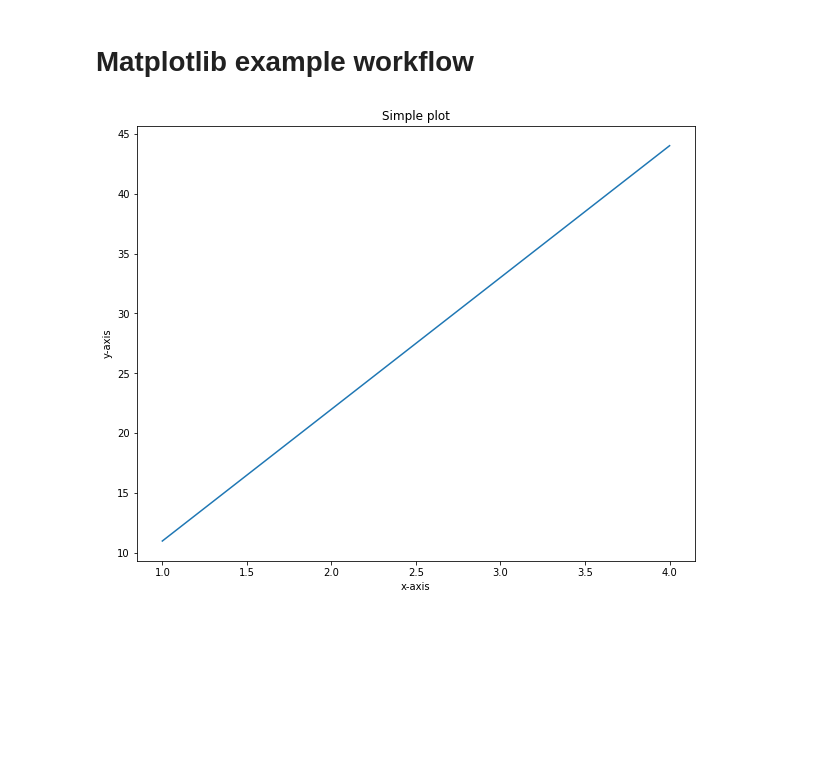
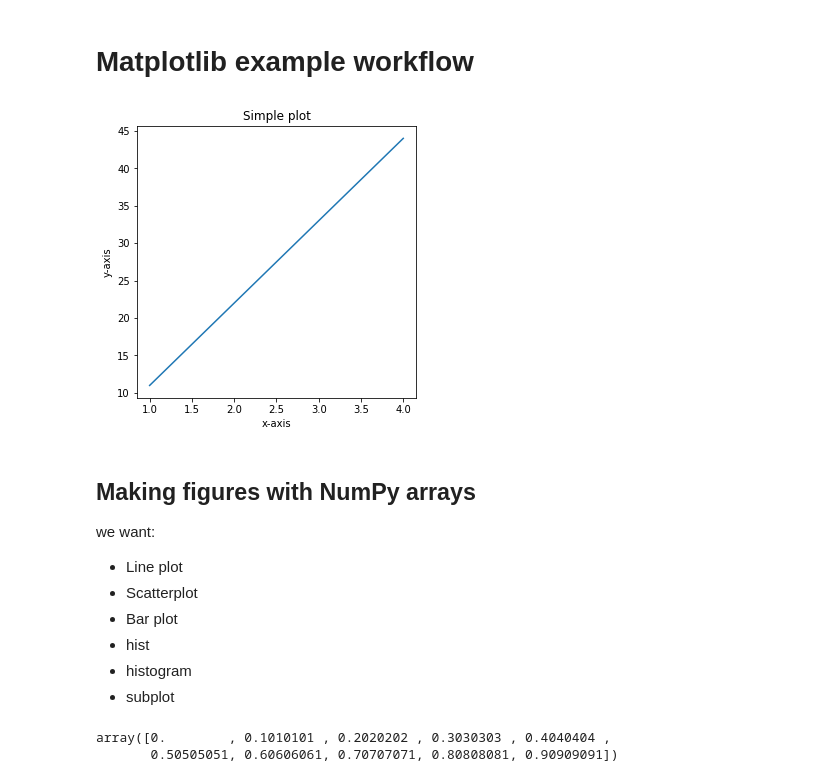
Before and after one commit to UlisesJuarez/Machine-learning-Introduction, a Jupyter notebook: matplotlib plotting and data visualization/Introduction to matplotlib.ipynb, the cells around one changed output. Saved outputs shown, nothing was run; the diff lists cells and outputs as text; code cells hidden in the pictures; blank space fills up the shorter version.

```diff
--- a/matplotlib plotting and data visualization/Introduction to matplotlib.ipynb
+++ b/matplotlib plotting and data visualization/Introduction to matplotlib.ipynb
@@ -57,24 +57,33 @@ type(fig),type(ax)
 # %%
 # 0. import matplotlib and get it ready for plotting in Jupyter
 %matplotlib inline
 import matplotlib.pyplot as plt
 
 # 1. prepare some data
 x=[1,2,3,4]
 y=[11,22,33,44]
 
 # 2. setup plot
-fig, ax=plt.subplots(figsize=(10,8)) #(width,heigh)
+fig, ax=plt.subplots(figsize=(5,5)) #(width,heigh)
 
 # 3. plot data
 ax.plot(x,y)
 
 # 4. customize plot
 ax.set(title="Simple plot",
       xlabel="x-axis",
       ylabel="y-axis")
 
 # 5. Save&show (you save the figure)
 fig.savefig('img/sample-plot.png')
 # %% [output]
-[figure, old version]
+[figure, new version]
+# %% [markdown]
+## Making figures with NumPy arrays
+we want:
+* Line plot
+* Scatterplot
+* Bar plot
+* hist
+* histogram
+* subplot
@@ -80,0 +95,5 @@ fig.savefig('img/sample-plot.png')
+# %%
+x[:10]
+# %% [output]
+array([0.        , 0.1010101 , 0.2020202 , 0.3030303 , 0.4040404 ,
+       0.50505051, 0.60606061, 0.70707071, 0.80808081, 0.90909091])
```
Also changed, not shown: parts of 6 cells of this notebook, 1 other file.
